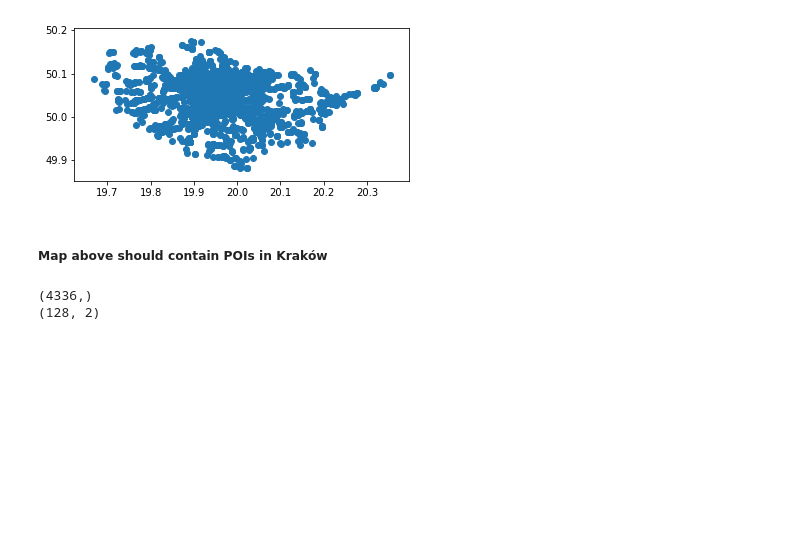
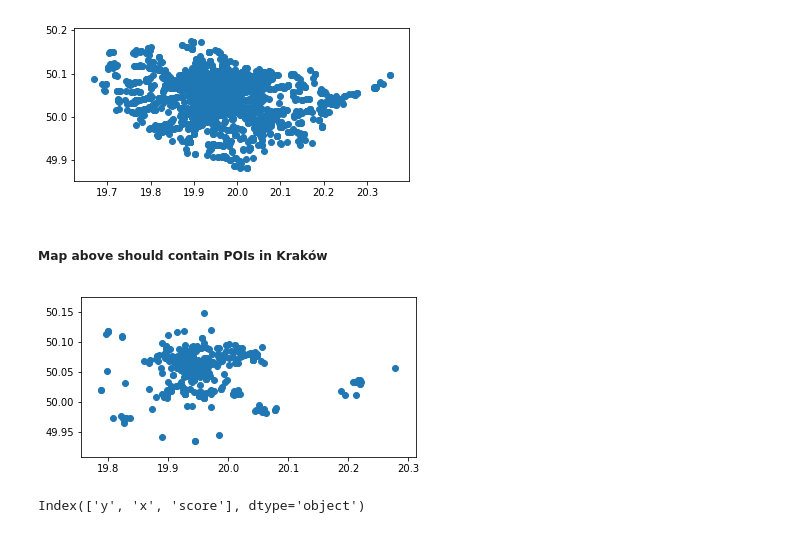
Before and after one commit to kowaalczyk/maraton-analizy-danych, a Jupyter notebook: src/Starter.ipynb, the cells around one changed output. Drawn from its saved outputs; the diff is of its cells as text; code cells hidden in the pictures; blank space fills up the shorter version.

Commit message:
Data for model learning

```diff
--- a/src/Starter.ipynb
+++ b/src/Starter.ipynb
@@ -186,14 +180,33 @@ plt.show()
 [figure]
 # %% [markdown]
 ##### Map above should contain POIs in Kraków
+# %%
+gdf2 = gdf2[gdf2['poi_voivodship'] == 'MAŁOPOLSKIE']
+gdf2.head()
+
+CATS = ['Rozrywka i kultura', 'Edukacja']
+interesting_pois = gdf2[gdf2['poi_category_name'].isin(CATS)]
+
+SUBCATS = ['Muzeum', 'Teatr', 'Ośrodki sportowe', 'Poradnie i ośrodki specjalistyczne', 'Szkoły muzyczne i artystyczne', 'Kino']
+interesting_pois = interesting_pois[interesting_pois['poi_subcategory_name'].isin(SUBCATS)]
+interesting_pois.plot()
+plt.show()
+# %% [output]
+[figure, added]
 # %%
 #"Wczytywanie wyników edukacji z pliku dla danych szkół i stworzenie metody, która zwraca 10 par (odległość, wynik_edukacji) dla danego segmentu krakowa"
 from geopandas import GeoDataFrame
 import numpy as np
+import math
 
 def myDist(lon1, lat1, lon2a, lat2a):
     # approximate radius of earth in km
     R = 6373.0
+
+    lon1 = (math.pi/180)*lon1
+    lat1 = (math.pi/180)*lat1
+    lon2a = (math.pi/180)*lon2a
+    lat2a = (math.pi/180)*lat2a
 
     dlon = lon2a - lon1
     dlat = lat2a - lat1
@@ -207,40 +220,6 @@ def myDist(lon1, lat1, lon2a, lat2a):
 
 
 schools = pd.read_csv("../datasets/loc-val.csv")
-geometry = [Point(xy) for xy in zip(schools.x, schools.y)]
-
-#list of scores and points
-geo_schools = GeoDataFrame(schools.score, geometry=geometry)
-#list of centers of disctricts
-center = data_gdfs['b2b'].centroid
-schools_list = []
-print (center.shape)
-print (geo_schools.shape)
-
-LICZBA_ZNACZACYCH_SZKOL = 5
-
-xs = geo_schools.geometry.x
-ys = geo_schools.geometry.y
-
-# print(xs)
-results = []
-
-for p in center.geometry:
-#     print(p.x)
-    diff = myDist(p.x, p.y, xs, ys)
-#     print(diff)
-#     b = np.zeros((locations.shape[0], locations.shape[1]+1))
-#     b[:,:-1] = locations
-#     b[:,-1:] = np.reshape(diff,(diff.size, 1))
-    sort = np.argsort(diff)
-    sort = sort[:LICZBA_ZNACZACYCH_SZKOL]
-    diff = diff[sort]
-    results.append(np.sum(1/diff))
-
-# print(results)
-#for point in center[:10]:
-#    for poi in geo_schools.geometry:
-#        print(point.distance(poi))
+schools.keys()
 # %% [output]
-(4336,)
-(128, 2)
+Index(['y', 'x', 'score'], dtype='object')
```
Also changed, not shown: parts of 18 cells of this notebook, 2 other files.
